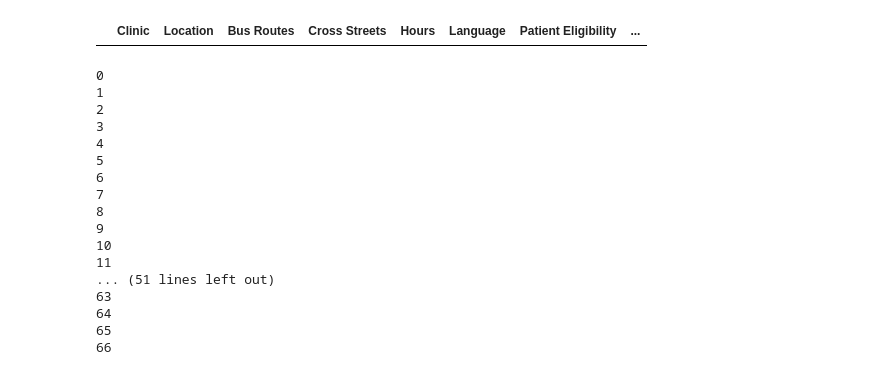
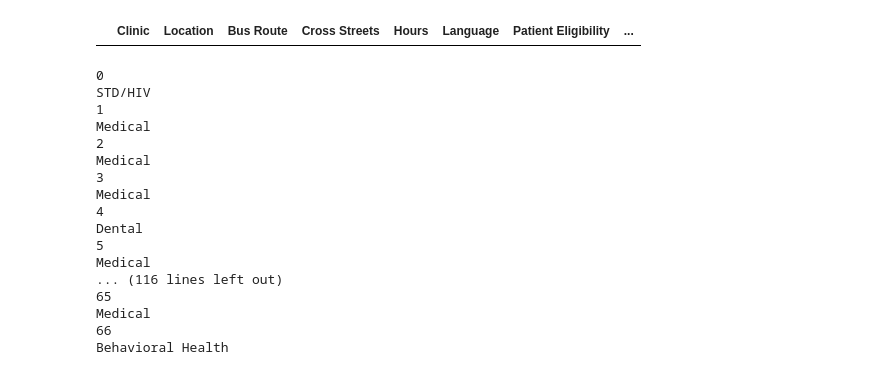
Before and after one commit to codeformilwaukee/mke-safety-net-clinic, a Jupyter notebook: src/data/convert_snc_pdf_to_csv.ipynb, the cells around one changed output. Drawn from its saved outputs; the diff is of its cells as text; code cells hidden in the pictures.

```diff
--- a/src/data/convert_snc_pdf_to_csv.ipynb
+++ b/src/data/convert_snc_pdf_to_csv.ipynb
@@ -49,10 +49,10 @@ pages = pages[1:68]
 # %%
 page_df = pd.DataFrame(pd.np.empty((0, 15)))
 # %%
-page_df.columns = ['Clinic', 'Location', 'Bus Routes', 'Cross Streets', 'Hours', 'Language', 'Patient Eligibility', 'Special Populations Served', 'Payer Population Served', 'Payment Practices', 'Required Documents', 'Service Description', 'Clinical Services', 'Routine Services', 'Clinic Type']
+page_df.columns = ['Clinic', 'Location', 'Bus Route', 'Cross Streets', 'Hours', 'Language', 'Patient Eligibility', 'Special Populations Served', 'Payer Population Served', 'Payment Practices', 'Required Documents', 'Service Description', 'Clinical Services', 'Routine Services', 'Clinic Type']
 page_df
 # %% [output]
-|  | Clinic | Location | Bus Routes | Cross Streets | Hours | Language | Patient Eligibility | ... |
+|  | Clinic | Location | Bus Route | Cross Streets | Hours | Language | Patient Eligibility | ... |
 # %%
 #Separate each information chunk.
 for page_count in range(0,len(pages)):
@@ -60,7 +60,7 @@ for page_count in range(0,len(pages)):
     page = pages[page_count]
     page_row = []
 
-    anchor_strings = ['Location', 'Bus Routes:', 'Cross Streets:', 'Hours:',
+    anchor_strings = ['Location', 'Bus Route', 'Cross Streets:', 'Hours:',
                       'Languages:', 'Patient Eligibility:', 'Special Populations Served:', 'Payer Populations Served:',
                      'Payment Practices:', 'Required Documents:', 'General Description of Services',
                       'Clinical Services', 'Routine Services']
@@ -68,14 +68,20 @@ for page_count in range(0,len(pages)):
                      'Family Planning']
 
     anchor_count = 0
+    empty_append = 0
     for anchor in anchor_strings:
         anchor_location = page.find(anchor)
         if anchor_location == -1:
-            page_row.append('')
+            empty_append = empty_append + 1
         else:
             value_string = page[:anchor_location]
             value_string = value_string.replace('\n',';')
             page_row.append(value_string)
+
+            if empty_append > 0:
+                for append_count in range(0,empty_append):
+                    page_row.append('')
+                empty_append = 0
 
             #Update the page.
             page = page[anchor_location:]
@@ -83,20 +89,27 @@ for page_count in range(0,len(pages)):
             anchor_count = anchor_count + 1
 
     for clinic_type in clinic_types:
-        anchor_location = page.find(clinic_type)
-
+        anchor_location = page.rfind(clinic_type)
         if anchor_location != -1:
+            print(clinic_type)
             #Update the services type
             value_string = page[:anchor_location]
             value_string = value_string.replace('\n',';')
             page_row.append(value_string)
+
+            #Add empty spaces
+            if empty_append > 0:
+                for append_count in range(0,empty_append):
+                    page_row.append('')
+
             #Add the clinic type
             value_string = page[anchor_location:]
             value_string = value_string.replace('\n',';')
             page_row.append(value_string)
+            break
 
-    if len(page_row) > 15:
-        page_row = page_row[0:15]
+#     if len(page_row) > 15:
+#         page_row = page_row[0:14]
 
     if len(page_row) < 15:
         for count in range(0,15-len(page_row)):
@@ -115,22 +128,22 @@ for page_count in range(0,len(pages)):
         print(len(page_row))
 # %% [output]
 0
+STD/HIV
 1
+Medical
 2
+Medical
 3
+Medical
 4
+Dental
 5
-6
-7
-8
-9
-10
-11
-... (51 lines left out)
-63
-64
+Medical
+... (116 lines left out)
 65
+Medical
 66
+Behavioral Health
 # %%
 page_df.to_csv('clinic_data.csv')
 # %%
```
Also changed, not shown: parts of 1 cell of this notebook, 2 other files.
